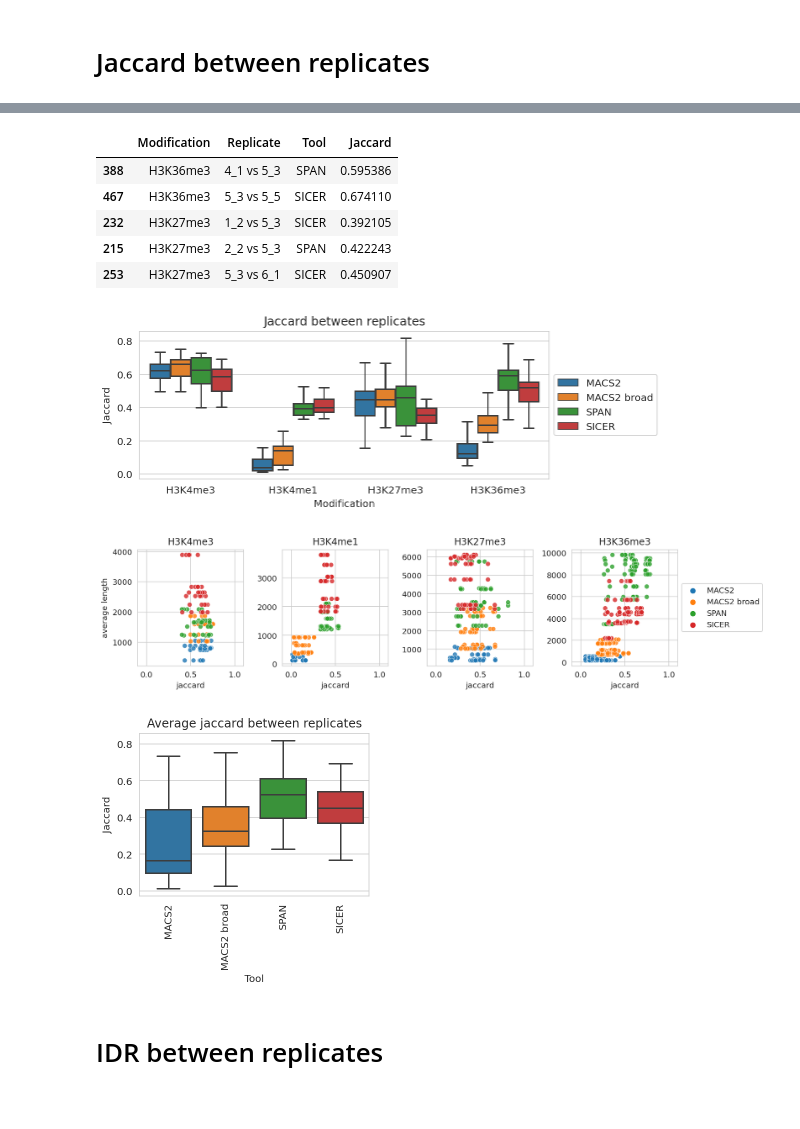
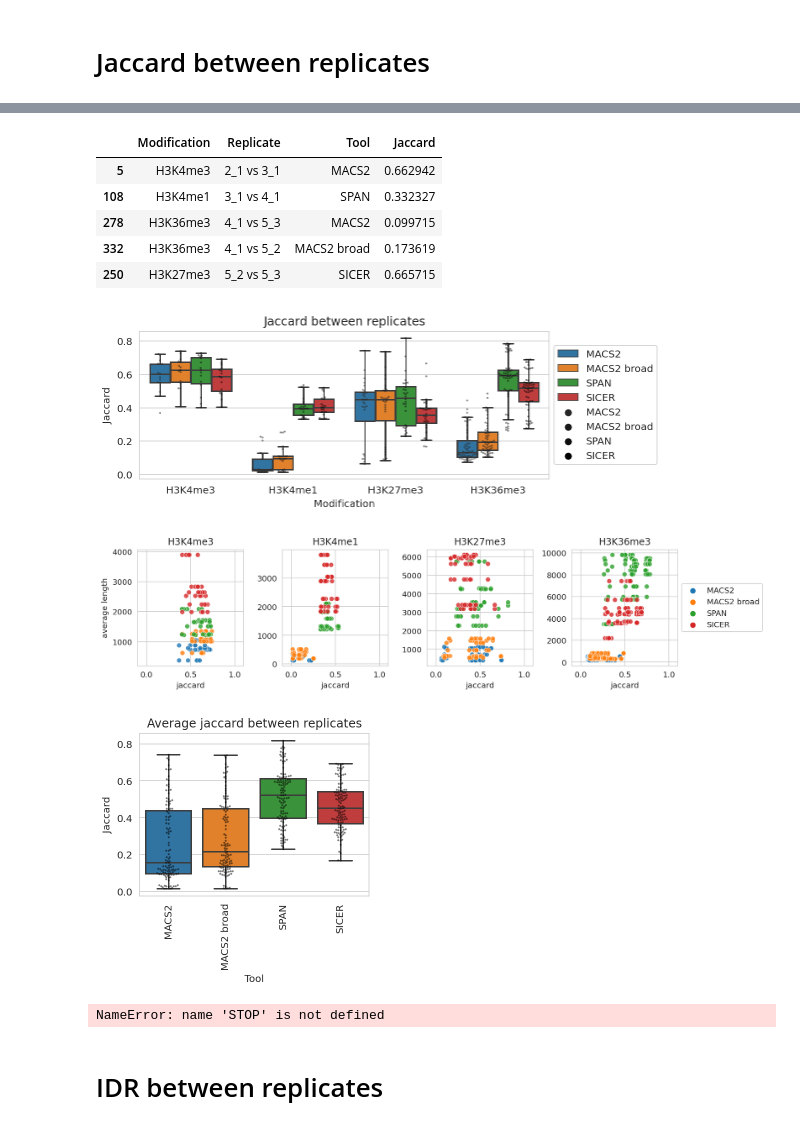
Before and after one commit to JetBrains-Research/peak-callers-analysis, a Jupyter notebook: 2022 - Comparative Analysis Benchmark.ipynb, the cells around one changed output, grey strips where cells are left out. Cells and saved outputs as stored; diff of their text form; code cells hidden in the pictures.

```diff
--- a/2022 - Comparative Analysis Benchmark.ipynb
+++ b/2022 - Comparative Analysis Benchmark.ipynb
@@ -259,7 +261,7 @@ for modification, name, file in tqdm(zip(dfa['modification'], dfa['name'], dfa['
     t = pd.DataFrame(dict(length=lengths))
     t['modification'] = modification
     t['name'] = name
-    ts.append(t.sample(min(len(t), 10_000)))
+    ts.append(t.sample(min(len(t), 20_000)))
 t = pd.concat(ts).reset_index(drop=True)
 del ts
 t.sample(10)
@@ -471,30 +485,36 @@ for _, row in reps_overlap.iterrows():
 rj.sample(5)
 # %% [output]
 |  | Modification | Replicate | Tool | Jaccard |
-| 388 | H3K36me3 | 4_1 vs 5_3 | SPAN | 0.595386 |
-| 467 | H3K36me3 | 5_3 vs 5_5 | SICER | 0.674110 |
-| 232 | H3K27me3 | 1_2 vs 5_3 | SICER | 0.392105 |
-| 215 | H3K27me3 | 2_2 vs 5_3 | SPAN | 0.422243 |
-| 253 | H3K27me3 | 5_3 vs 6_1 | SICER | 0.450907 |
+| 5 | H3K4me3 | 2_1 vs 3_1 | MACS2 | 0.662942 |
+| 108 | H3K4me1 | 3_1 vs 4_1 | SPAN | 0.332327 |
+| 278 | H3K36me3 | 4_1 vs 5_3 | MACS2 | 0.099715 |
+| 332 | H3K36me3 | 4_1 vs 5_2 | MACS2 broad | 0.173619 |
+| 250 | H3K27me3 | 5_2 vs 5_3 | SICER | 0.665715 |
 # %%
 plt.figure(figsize=(8, 3))
+ax = plt.axes()
 # plt.figure(figsize=(6, 4))
 plt.title('Jaccard between replicates')
-g_results = sns.boxplot(data=rj, x='Modification', y='Jaccard', hue='Tool',
-                        order=MODIFICATIONS,
-                        hue_order=['MACS2', 'MACS2 broad', 'SPAN', 'SICER'],
-                        showfliers=False,
-                        # capsize=.05, errwidth=2, edgecolor="black",
-                        )
+sns.boxplot(data=rj, x='Modification', y='Jaccard', hue='Tool',
+            order=MODIFICATIONS,
+            hue_order=['MACS2', 'MACS2 broad', 'SPAN', 'SICER'],
+            showfliers=False,
+            # capsize=.05, errwidth=2, edgecolor="black",
+            ax=ax)
+sns.swarmplot(data=rj, x='Modification', y='Jaccard', hue='Tool',
+              dodge=True, size=2, color="black", alpha=0.5,
+              order=MODIFICATIONS,
+              hue_order=['MACS2', 'MACS2 broad', 'SPAN', 'SICER'],
+              ax=ax)
 # sns.boxplot(data=rj, x='Modification', y='Jaccard', hue='Tool')
 # Put a legend to the right of the current axis
-g_results.axes.legend(loc='center left', bbox_to_anchor=(1, 0.5))
+ax.legend(loc='center left', bbox_to_anchor=(1, 0.5))
 # ax.xaxis.set_tick_params(rotation=45)
 plt.tight_layout()
 plt.savefig(os.path.join(FIGURES_DIR, f'jaccard.{EXT}'), bbox_inches='tight', dpi=300)
 plt.show()
 # %% [output]
-[figure, old version]
+[figure, new version]
 # %%
 rows = []
 for _, (modification, tool, p1, p2, l1, l2, ol) in reps_overlap[
@@ -515,7 +535,7 @@ for i, m in enumerate(MODIFICATIONS):
         # palette=TOOLS_PALETTE,
         hue_order=['MACS2', 'MACS2 broad', 'SPAN', 'SICER'],
         x='jaccard', y='average_len', hue='tool', alpha=0.8,
-        ax = ax,
+        ax=ax,
     )
     ax.set_title(m)
     ax.set_xlim(-0.1, 1.1)
@@ -532,18 +552,28 @@ for i, m in enumerate(MODIFICATIONS):
 plt.tight_layout()
 plt.show()
 # %% [output]
-[figure, old version]
+[figure, new version]
 # %%
 plt.figure(figsize=(4, 4))
+ax = plt.axes()
 plt.title(f'Average jaccard between replicates')
-g_result = sns.boxplot(data=rj, x='Tool', y='Jaccard', showfliers=False,
-                       order=['MACS2', 'MACS2 broad', 'SPAN', 'SICER'])
-g_result.axes.xaxis.set_tick_params(rotation=90)
+sns.boxplot(data=rj, x='Tool', y='Jaccard', showfliers=False,
+            order=['MACS2', 'MACS2 broad', 'SPAN', 'SICER'],
+            ax=ax)
+sns.swarmplot(data=rj, x='Tool', y='Jaccard',
+              dodge=True, size=2, color="black", alpha=0.5,
+              order=['MACS2', 'MACS2 broad', 'SPAN', 'SICER'],
+              ax=ax)
+ax.xaxis.set_tick_params(rotation=90)
 plt.tight_layout()
 plt.savefig(os.path.join(FIGURES_DIR, f'overlap.{EXT}'), bbox_inches='tight', dpi=300)
 plt.show()
 # %% [output]
-[figure, old version]
+[figure, new version]
+# %%
+STOP
+# %% [output]
+NameError: name 'STOP' is not defined
 # %% [markdown]
 # IDR between replicates
 # %%
```
Also changed, not shown: parts of 26 cells of this notebook, 5 other files.
